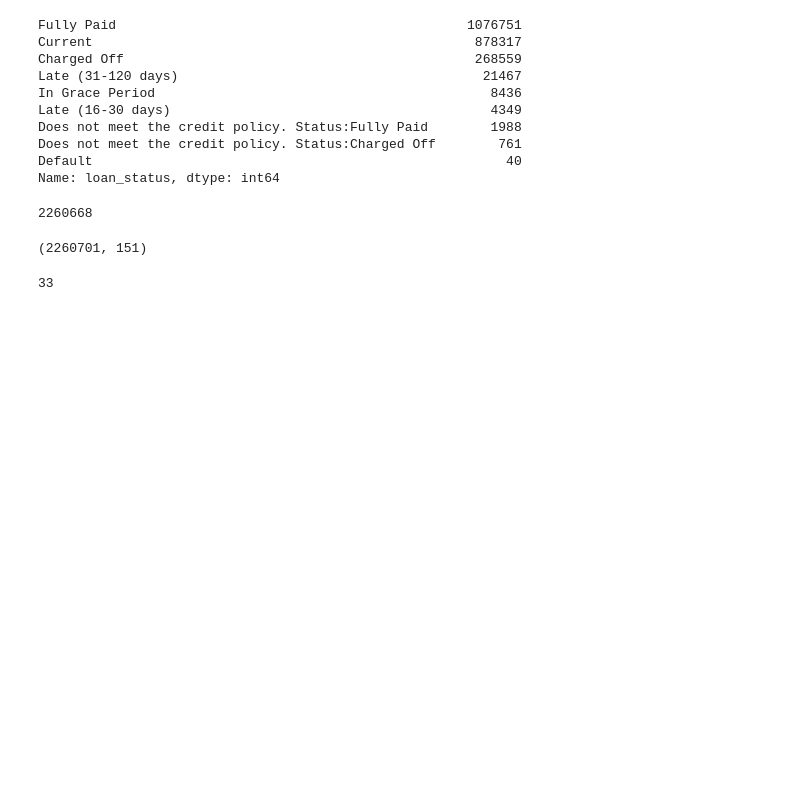
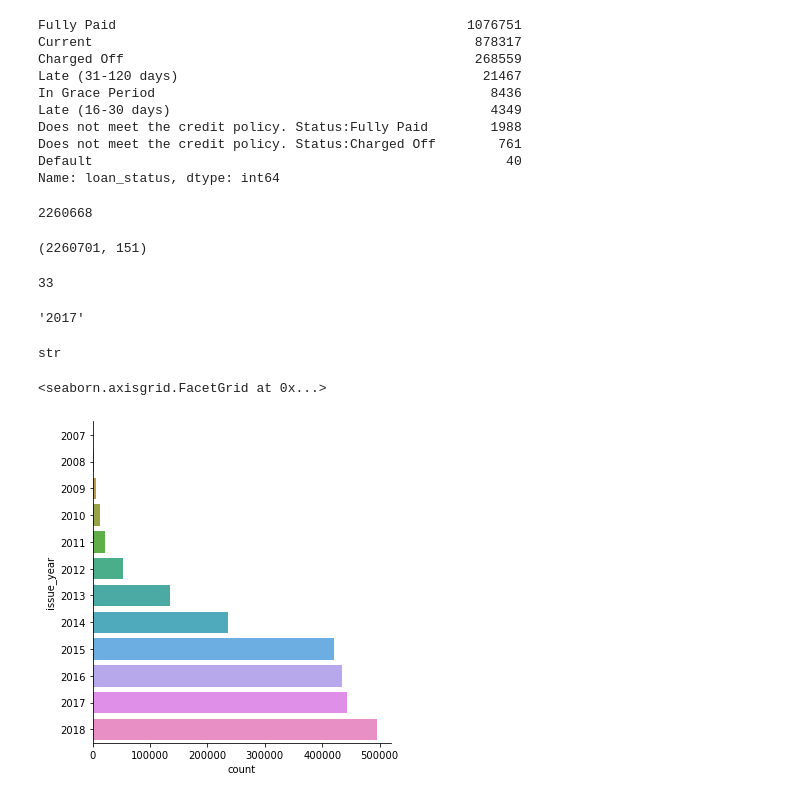
Before and after one commit to somayehY/SomayeYoussefi, a Jupyter notebook: LendingClub/LendingClub_DataWrangling.ipynb, the cells around one changed output. Cells and saved outputs as stored; diff of their text form; code cells hidden in the pictures; blank space fills up the shorter version.

```diff
--- a/LendingClub/LendingClub_DataWrangling.ipynb
+++ b/LendingClub/LendingClub_DataWrangling.ipynb
@@ -347,0 +316,15 @@ df[df["loan_status"]=="Fully Paid" and df[""]]
+# %%
+x[4:]
+# %% [output]
+'2017'
+# %%
+type(x)
+# %% [output]
+str
+# %%
+df["issue_year"] = df["issue_d"].str[4:]
+# %%
+sns.catplot(y="issue_year", data=df, kind="count", order=["2007", '2008', '2009', '2010', '2011', '2012', '2013', '2014', '2015', '2016', '2017', '2018'])
+# %% [output]
+<seaborn.axisgrid.FacetGrid at 0x...>
+[figure, added]
```
Also changed, not shown: parts of 37 cells of this notebook.
